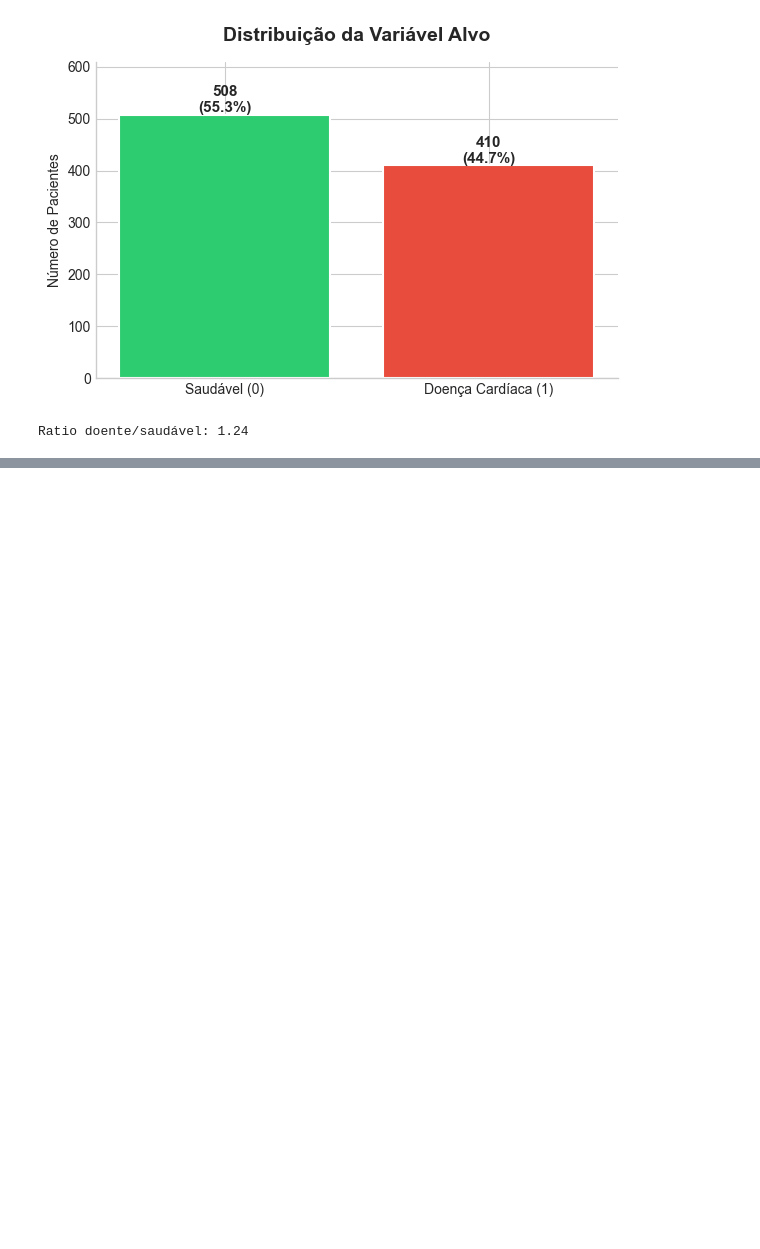
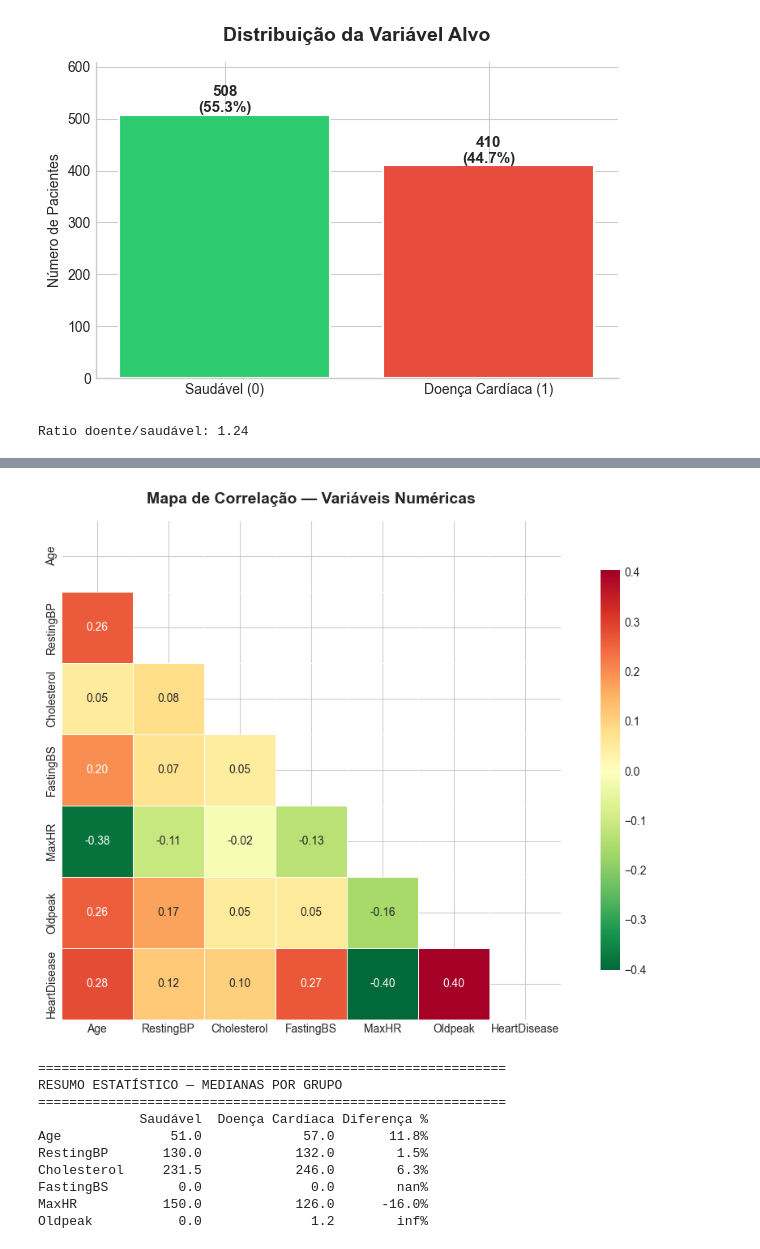
Before and after one commit to treino258/Predict-Health-Risk-IA, a Jupyter notebook: src/Data-Analysis.ipynb, the cells around one changed output, grey strips where cells are left out. Saved outputs shown, nothing was run; the diff lists cells and outputs as text; code cells hidden in the pictures; blank space fills up the shorter version.

```diff
--- a/src/Data-Analysis.ipynb
+++ b/src/Data-Analysis.ipynb
@@ -212,29 +235,42 @@ plt.show()
 # %%
 # ══════════════════════════════════════════════════════════
 # ATO 5 — O QUE MAIS INFLUENCIA O RISCO?
 # Objetivo: fechar a história com correlações e feature importance.
 # Heatmap mostra relação entre variáveis numéricas.
 # ══════════════════════════════════════════════════════════
 
 # Heatmap de correlação
 fig, ax = plt.subplots(figsize=(10, 7))
 corr = df[colunas_numericas + ['HeartDisease']].corr()
 mask = np.triu(np.ones_like(corr, dtype=bool))  # esconde triângulo superior (redundante)
 
 sns.heatmap(corr, mask=mask, annot=True, fmt='.2f', cmap='RdYlGn_r',
             center=0, square=True, linewidths=0.5, ax=ax,
             cbar_kws={'shrink': 0.8})
 
 ax.set_title('Mapa de Correlação — Variáveis Numéricas', fontsize=14, fontweight='bold', pad=15)
 plt.tight_layout()
-plt.savefig('eda_06_correlacao.png', dpi=150, bbox_inches='tight')
+if not os.path.exists('img\eda_06_correlacao.png'):
+    plt.savefig('img\eda_06_correlacao.png', dpi=150, bbox_inches='tight')
 plt.show()
 
 # Resumo estatístico por grupo — tabela profissional
 print("\n" + "="*60)
 print("RESUMO ESTATÍSTICO — MEDIANAS POR GRUPO")
 print("="*60)
 resumo = df.groupby('HeartDisease')[colunas_numericas].median().T
 resumo.columns = ['Saudável', 'Doença Cardíaca']
 resumo['Diferença %'] = ((resumo['Doença Cardíaca'] - resumo['Saudável']) / resumo['Saudável'] * 100).round(1).astype(str) + '%'
 print(resumo.to_string())
+# %% [output]
+[figure, added]
+============================================================
+RESUMO ESTATÍSTICO — MEDIANAS POR GRUPO
+============================================================
+             Saudável  Doença Cardíaca Diferença %
+Age              51.0             57.0       11.8%
+RestingBP       130.0            132.0        1.5%
+Cholesterol     231.5            246.0        6.3%
+FastingBS         0.0              0.0        nan%
+MaxHR           150.0            126.0      -16.0%
+Oldpeak           0.0              1.2        inf%
```
Also changed, not shown: parts of 5 cells of this notebook.
